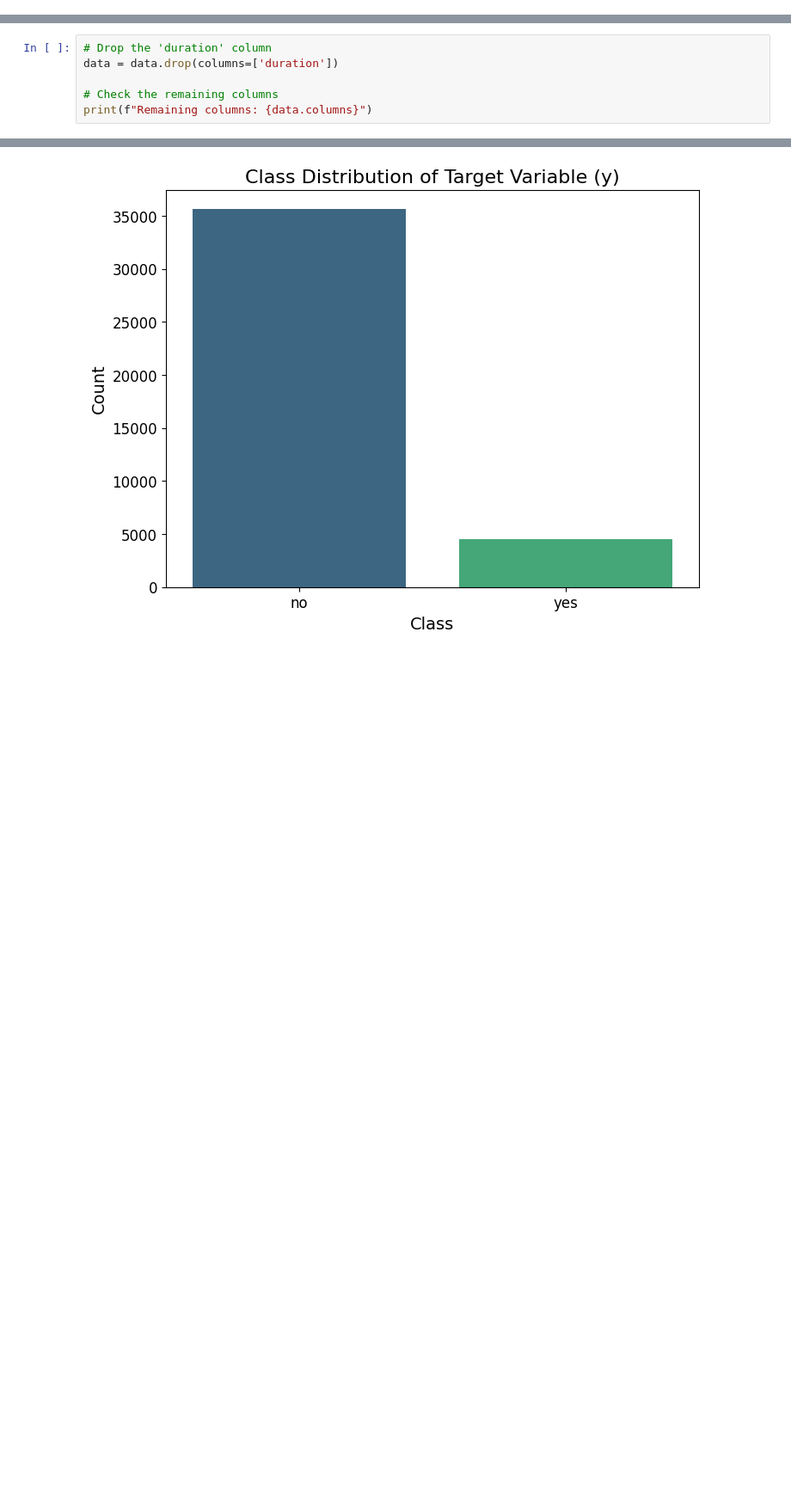
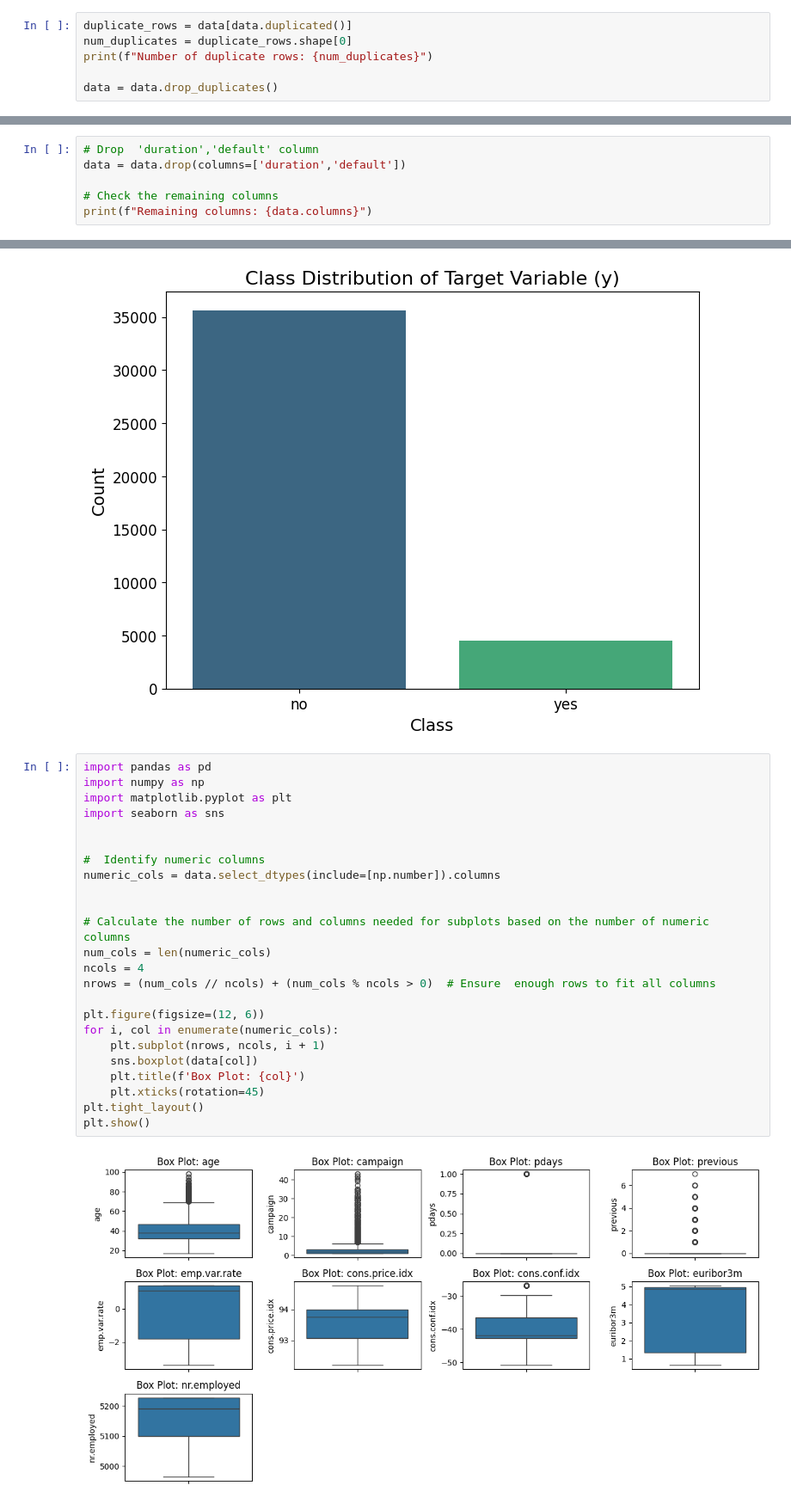
Before and after one commit to vinuka03/Predicting-Term-Deposit-Subscription-, a Jupyter notebook: data preprocessing/preprocessingPart.ipynb, the cells around one changed output, grey strips where cells are left out. Shown: that part at 86% size. Saved outputs shown, nothing was run; the diff lists cells and outputs as text; blank space fills up the shorter version.

```diff
--- a/data preprocessing/preprocessingPart.ipynb
+++ b/data preprocessing/preprocessingPart.ipynb
@@ -77,3 +214,9 @@ euribor3m         0
 nr.employed       0
 y                 0
 dtype: int64
+# %%
+duplicate_rows = data[data.duplicated()]
+num_duplicates = duplicate_rows.shape[0]
+print(f"Number of duplicate rows: {num_duplicates}")
+
+data = data.drop_duplicates()
@@ -88,6 +233,6 @@ Remaining rows after filtering: 40198
 # %%
-# Drop the 'duration' column
-data = data.drop(columns=['duration'])
+# Drop  'duration','default' column
+data = data.drop(columns=['duration','default'])
 
 # Check the remaining columns
 print(f"Remaining columns: {data.columns}")
@@ -140,6 +285,32 @@ Passing `palette` without assigning `hue` is deprecated and will be removed in v
 
   sns.barplot(x=class_counts.index, y=class_counts.values, palette="viridis")
 [figure]
+# %%
+import pandas as pd
+import numpy as np
+import matplotlib.pyplot as plt
+import seaborn as sns
+
+
+#  Identify numeric columns
+numeric_cols = data.select_dtypes(include=[np.number]).columns
+
+
+# Calculate the number of rows and columns needed for subplots based on the number of numeric columns
+num_cols = len(numeric_cols)
+ncols = 4
+nrows = (num_cols // ncols) + (num_cols % ncols > 0)  # Ensure  enough rows to fit all columns
+
+plt.figure(figsize=(12, 6))
+for i, col in enumerate(numeric_cols):
+    plt.subplot(nrows, ncols, i + 1)
+    sns.boxplot(data[col])
+    plt.title(f'Box Plot: {col}')
+    plt.xticks(rotation=45)
+plt.tight_layout()
+plt.show()
+# %% [output]
+[figure, added]
 # %%
 import seaborn as sns
 import matplotlib.pyplot as plt
```
Also changed, not shown: parts of 14 cells of this notebook.
